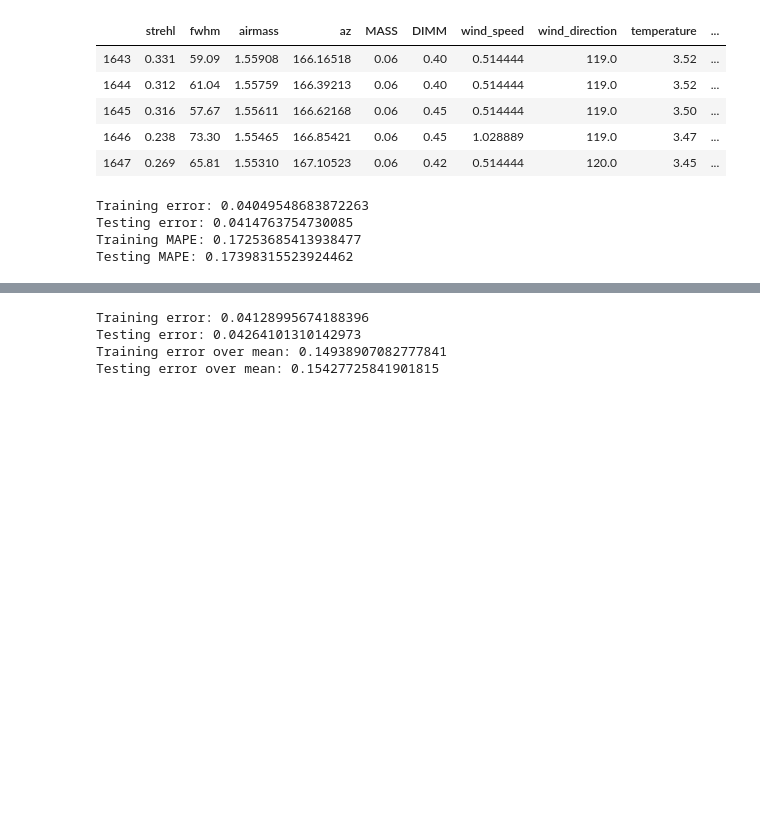
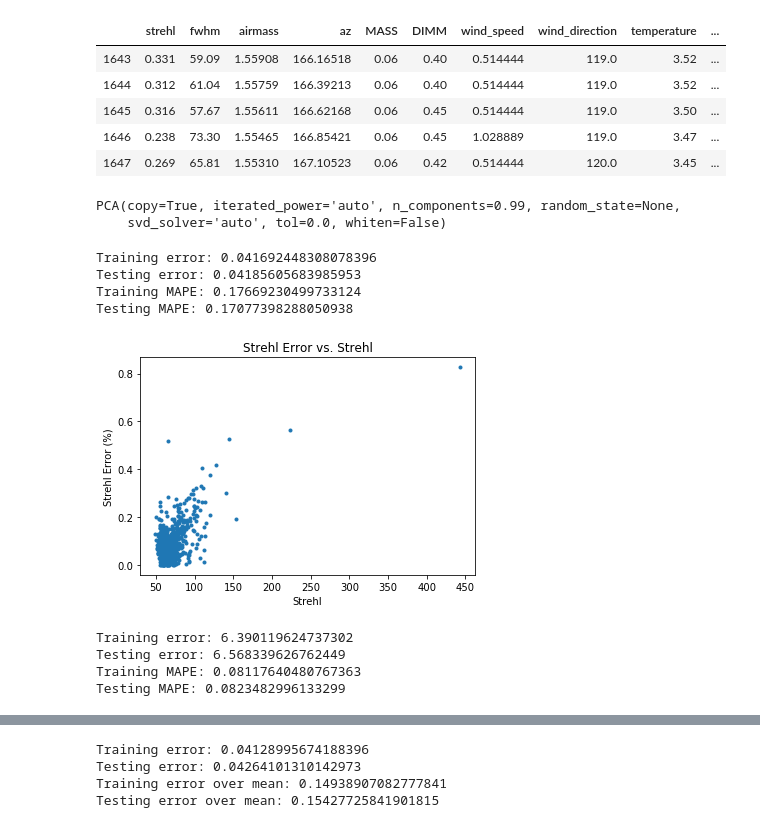
Before and after one commit to eramey16/berkeley_research, a Jupyter notebook: Keck_Performance/Keck_Linear_Analysis.ipynb, the cells around one changed output, grey strips where cells are left out. Saved outputs shown, nothing was run; the diff lists cells and outputs as text; code cells hidden in the pictures; blank space fills up the shorter version.

Commit message:
Added SVR plots

```diff
--- a/Keck_Performance/Keck_Linear_Analysis.ipynb
+++ b/Keck_Performance/Keck_Linear_Analysis.ipynb
@@ -41,14 +42,17 @@ tolerance = 0.01
 pca = PCA(1-tolerance)
 #pca = PCA(n_components=3)
 pca.fit(train_X)
-train_X = pca.transform(train_X)
-test_X = pca.transform(test_X)
+#train_X = pca.transform(train_X)
+#test_X = pca.transform(test_X)
+# %% [output]
+PCA(copy=True, iterated_power='auto', n_components=0.99, random_state=None,
+    svd_solver='auto', tol=0.0, whiten=False)
 # %%
 y = strehl
 train_X, test_X, train_y, test_y = ML_util.split_and_scale(X, y)
-train_X, test_X = ML_util.run_PCA(train_X, test_X, 0.01)
+#train_X, test_X = ML_util.run_PCA(train_X, test_X, 0.01)
 # %%
-svm = SVR(kernel='rbf', gamma='scale', C=4.0, coef0=1)
+svm = SVR(gamma='scale', C=0.2, coef0=1, degree=3, kernel='poly')
 svm.fit(train_X, train_y)
 
 train_pred = svm.predict(train_X)
@@ -56,13 +60,21 @@ test_pred = svm.predict(test_X)
 
 train_err = mean_absolute_error(train_pred, train_y)
 test_err = mean_absolute_error(test_pred, test_y)
-train_mape = np.mean(np.abs((train_pred-train_y)/train_y))
-test_mape = np.mean(np.abs((test_pred-test_y)/test_y))
+train_mape = np.abs((train_pred-train_y)/train_y)
+test_mape = np.abs((test_pred-test_y)/test_y)
 
 print("Training error:", train_err, "\nTesting error:", test_err)
-print("Training MAPE:", train_mape, "\nTesting MAPE:", test_mape)
+print("Training MAPE:", np.mean(train_mape), "\nTesting MAPE:", np.mean(test_mape))
 # %% [output]
-Training error: 0.04049548683872263
-Testing error: 0.0414763754730085
-Training MAPE: 0.17253685413938477
-Testing MAPE: 0.17398315523924462
+Training error: 0.041692448308078396
+Testing error: 0.04185605683985953
+Training MAPE: 0.17669230499733124
+Testing MAPE: 0.17077398288050938
+# %%
+plt.plot(test_y, test_mape, '.')
+plt.title("Strehl Error vs. Strehl")
+plt.xlabel("Strehl")
+plt.ylabel("Strehl Error (%)")
+#plt.savefig("plots/"+"SVR_strehl.png")
+# %% [output]
+[figure, added]
@@ -68,0 +84,19 @@ Testing MAPE: 0.17398315523924462
+# %%
+svm = SVR(gamma='scale', C=0.2, coef0=1, degree=3, kernel='poly')
+svm.fit(train_X, train_y)
+
+train_pred = svm.predict(train_X)
+test_pred = svm.predict(test_X)
+
+train_err = mean_absolute_error(train_pred, train_y)
+test_err = mean_absolute_error(test_pred, test_y)
+train_mape = np.abs((train_pred-train_y)/train_y)
+test_mape = np.abs((test_pred-test_y)/test_y)
+
+print("Training error:", train_err, "\nTesting error:", test_err)
+print("Training MAPE:", np.mean(train_mape), "\nTesting MAPE:", np.mean(test_mape))
+# %% [output]
+Training error: 6.390119624737302
+Testing error: 6.568339626762449
+Training MAPE: 0.08117640480767363
+Testing MAPE: 0.0823482996133299
```
Also changed, not shown: parts of 3 cells of this notebook, 2 other files.
